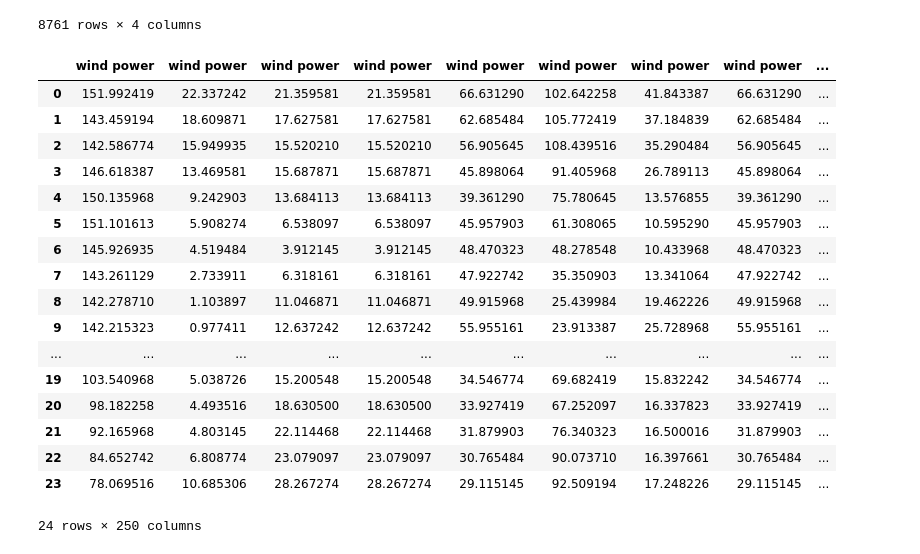
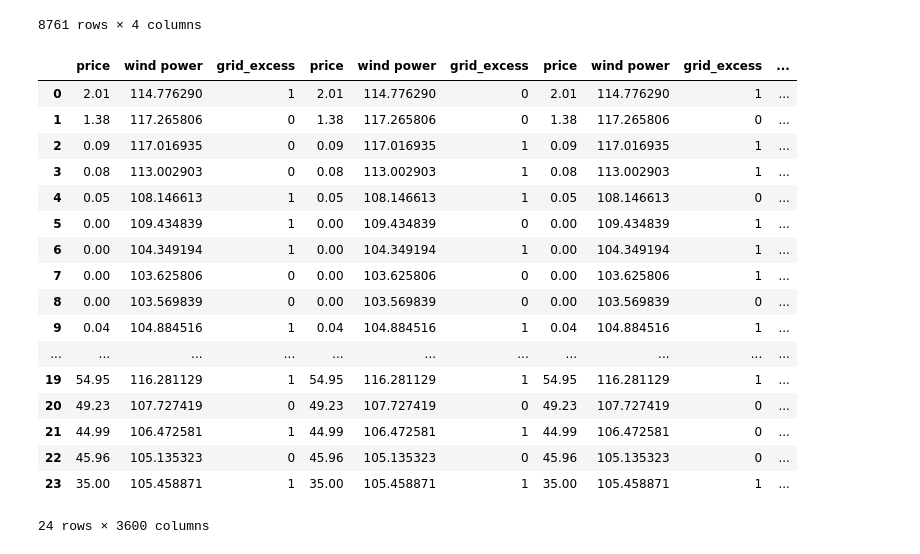
Before and after one commit to Max-f123/Renewables_in_Electricity_Markets, a Jupyter notebook: Assignment2/data/scenario_creator.ipynb, the cells around one changed output. Cells and saved outputs as stored; diff of their text form; code cells hidden in the pictures.

```diff
--- a/Assignment2/data/scenario_creator.ipynb
+++ b/Assignment2/data/scenario_creator.ipynb
@@ -72,24 +59,28 @@ for i in random_scenarios:
-# %%
-power = scenarios_200['wind power']
-power
-# %% [output]
-|  | wind power | wind power | wind power | wind power | wind power | wind power | wind power | wind power | ... |
-| 0 | 151.992419 | 22.337242 | 21.359581 | 21.359581 | 66.631290 | 102.642258 | 41.843387 | 66.631290 | ... |
-| 1 | 143.459194 | 18.609871 | 17.627581 | 17.627581 | 62.685484 | 105.772419 | 37.184839 | 62.685484 | ... |
-| 2 | 142.586774 | 15.949935 | 15.520210 | 15.520210 | 56.905645 | 108.439516 | 35.290484 | 56.905645 | ... |
-| 3 | 146.618387 | 13.469581 | 15.687871 | 15.687871 | 45.898064 | 91.405968 | 26.789113 | 45.898064 | ... |
-| 4 | 150.135968 | 9.242903 | 13.684113 | 13.684113 | 39.361290 | 75.780645 | 13.576855 | 39.361290 | ... |
-| 5 | 151.101613 | 5.908274 | 6.538097 | 6.538097 | 45.957903 | 61.308065 | 10.595290 | 45.957903 | ... |
-| 6 | 145.926935 | 4.519484 | 3.912145 | 3.912145 | 48.470323 | 48.278548 | 10.433968 | 48.470323 | ... |
-| 7 | 143.261129 | 2.733911 | 6.318161 | 6.318161 | 47.922742 | 35.350903 | 13.341064 | 47.922742 | ... |
-| 8 | 142.278710 | 1.103897 | 11.046871 | 11.046871 | 49.915968 | 25.439984 | 19.462226 | 49.915968 | ... |
-| 9 | 142.215323 | 0.977411 | 12.637242 | 12.637242 | 55.955161 | 23.913387 | 25.728968 | 55.955161 | ... |
-| ... | ... | ... | ... | ... | ... | ... | ... | ... | ... |
-| 19 | 103.540968 | 5.038726 | 15.200548 | 15.200548 | 34.546774 | 69.682419 | 15.832242 | 34.546774 | ... |
-| 20 | 98.182258 | 4.493516 | 18.630500 | 18.630500 | 33.927419 | 67.252097 | 16.337823 | 33.927419 | ... |
-| 21 | 92.165968 | 4.803145 | 22.114468 | 22.114468 | 31.879903 | 76.340323 | 16.500016 | 31.879903 | ... |
-| 22 | 84.652742 | 6.808774 | 23.079097 | 23.079097 | 30.765484 | 90.073710 | 16.397661 | 30.765484 | ... |
-| 23 | 78.069516 | 10.685306 | 28.267274 | 28.267274 | 29.115145 | 92.509194 | 17.248226 | 29.115145 | ... |
-24 rows × 250 columns
+# %%
+#make a dataframe with all scenarios
+scenarios_df = pd.DataFrame()
+for scenario in scenarios:
+    scenarios_df = pd.concat([scenarios_df, scenarios[scenario]], axis=1)
+# %%
+scenarios_df
+# %% [output]
+|  | price | wind power | grid_excess | price | wind power | grid_excess | price | wind power | grid_excess | ... |
+| 0 | 2.01 | 114.776290 | 1 | 2.01 | 114.776290 | 0 | 2.01 | 114.776290 | 1 | ... |
+| 1 | 1.38 | 117.265806 | 0 | 1.38 | 117.265806 | 0 | 1.38 | 117.265806 | 0 | ... |
+| 2 | 0.09 | 117.016935 | 0 | 0.09 | 117.016935 | 1 | 0.09 | 117.016935 | 1 | ... |
+| 3 | 0.08 | 113.002903 | 0 | 0.08 | 113.002903 | 1 | 0.08 | 113.002903 | 1 | ... |
+| 4 | 0.05 | 108.146613 | 1 | 0.05 | 108.146613 | 1 | 0.05 | 108.146613 | 0 | ... |
+| 5 | 0.00 | 109.434839 | 1 | 0.00 | 109.434839 | 0 | 0.00 | 109.434839 | 1 | ... |
+| 6 | 0.00 | 104.349194 | 1 | 0.00 | 104.349194 | 1 | 0.00 | 104.349194 | 1 | ... |
+| 7 | 0.00 | 103.625806 | 0 | 0.00 | 103.625806 | 0 | 0.00 | 103.625806 | 1 | ... |
+| 8 | 0.00 | 103.569839 | 0 | 0.00 | 103.569839 | 0 | 0.00 | 103.569839 | 0 | ... |
+| 9 | 0.04 | 104.884516 | 1 | 0.04 | 104.884516 | 1 | 0.04 | 104.884516 | 1 | ... |
+| ... | ... | ... | ... | ... | ... | ... | ... | ... | ... | ... |
+| 19 | 54.95 | 116.281129 | 1 | 54.95 | 116.281129 | 1 | 54.95 | 116.281129 | 1 | ... |
+| 20 | 49.23 | 107.727419 | 0 | 49.23 | 107.727419 | 0 | 49.23 | 107.727419 | 0 | ... |
+| 21 | 44.99 | 106.472581 | 1 | 44.99 | 106.472581 | 1 | 44.99 | 106.472581 | 0 | ... |
+| 22 | 45.96 | 105.135323 | 0 | 45.96 | 105.135323 | 0 | 45.96 | 105.135323 | 0 | ... |
+| 23 | 35.00 | 105.458871 | 1 | 35.00 | 105.458871 | 1 | 35.00 | 105.458871 | 1 | ... |
+24 rows × 3600 columns
 # %%
 #save as csv
```
Also changed, not shown: parts of 2 cells of this notebook, 9 other files.
